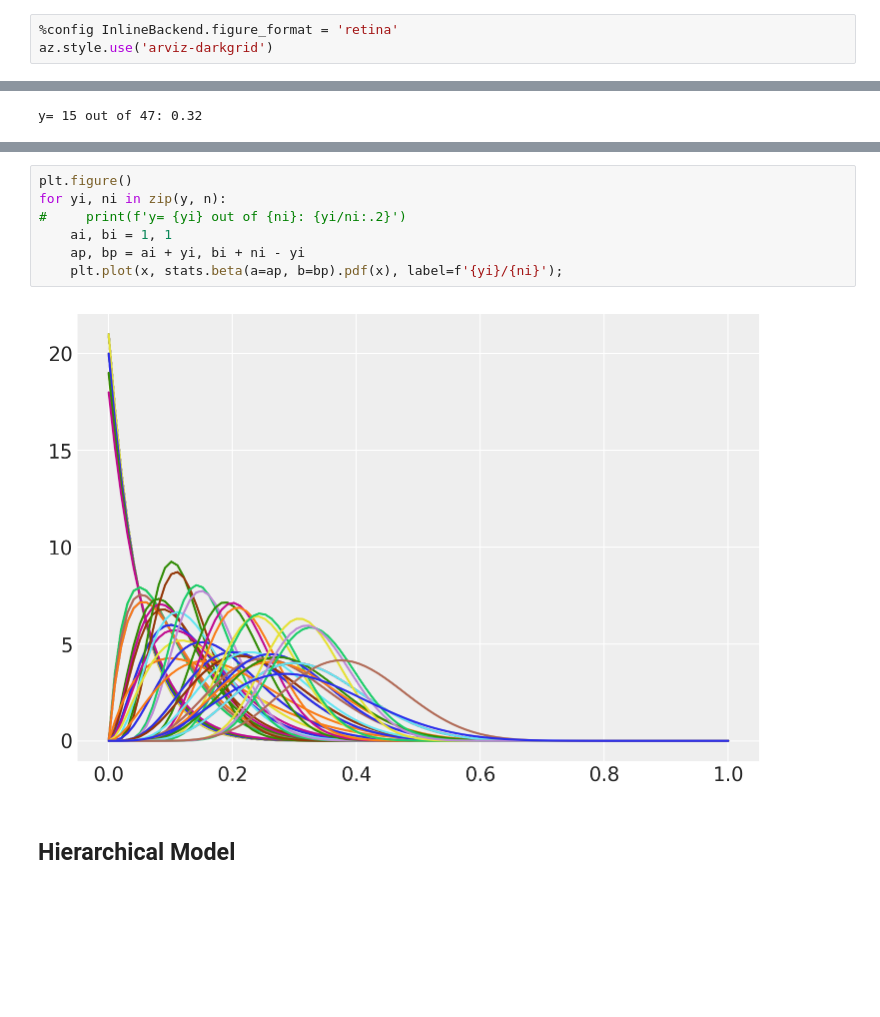
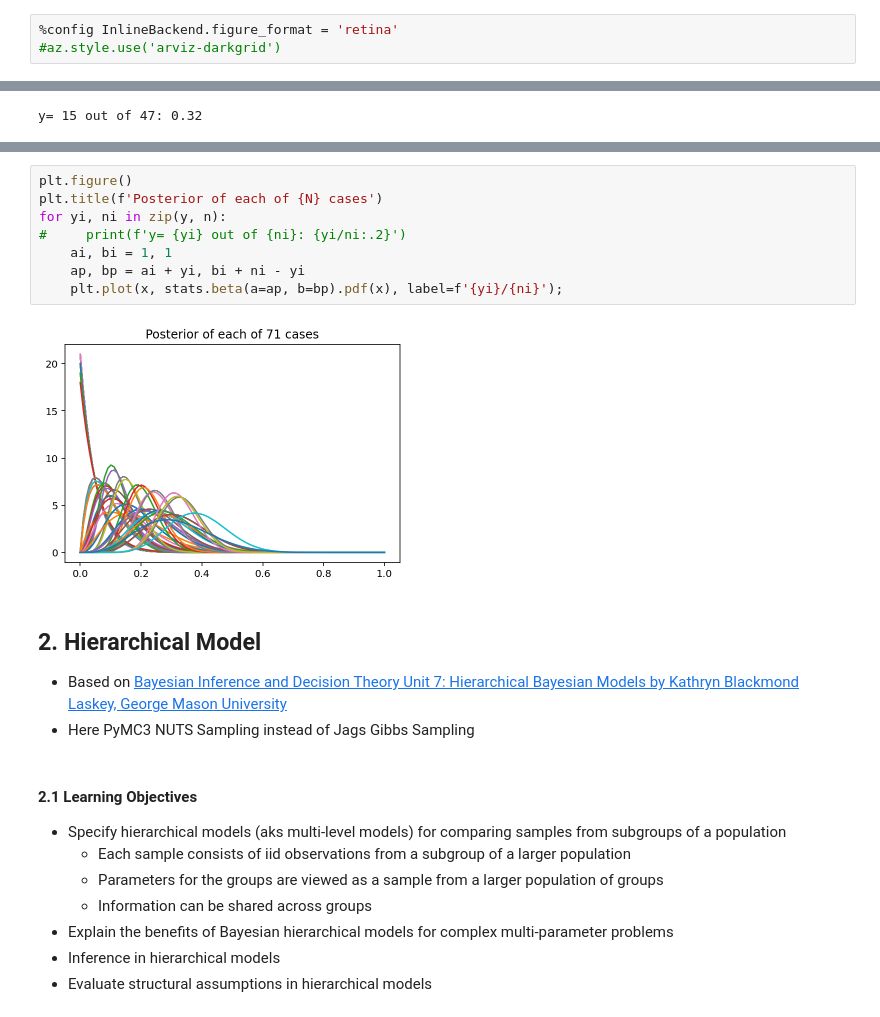
Before and after one commit to yongduek/lectures, a Jupyter notebook: esda/data_nbs/Hierarchical_Binomial_Rat_Tumor_example.ipynb, the cells around one changed output, grey strips where cells are left out. Cells and saved outputs as stored; diff of their text form; blank space fills up the shorter version.

```diff
--- a/esda/data_nbs/Hierarchical_Binomial_Rat_Tumor_example.ipynb
+++ b/esda/data_nbs/Hierarchical_Binomial_Rat_Tumor_example.ipynb
@@ -21,6 +22,6 @@ Running on PyMC3 v3.9.3
 # %%
 %config InlineBackend.figure_format = 'retina'
-az.style.use('arviz-darkgrid')
+#az.style.use('arviz-darkgrid')
 # %% [markdown]
 The rat tumour example found in chapter 5 of Bayesian Data Analysis 3rd Edition. Readers should already be familliar with the pymc3 api.
 # %% [markdown]
@@ -101,11 +102,24 @@ plt.legend();
 # %%
 plt.figure()
+plt.title(f'Posterior of each of {N} cases')
 for yi, ni in zip(y, n):
 #     print(f'y= {yi} out of {ni}: {yi/ni:.2}')
     ai, bi = 1, 1
     ap, bp = ai + yi, bi + ni - yi
     plt.plot(x, stats.beta(a=ap, b=bp).pdf(x), label=f'{yi}/{ni}');
 # %% [output]
-[figure, old version]
+[figure, new version]
-# %% [markdown]
-## Hierarchical Model
+# %% [markdown]
+## 2. Hierarchical Model
+
+- Based on [Bayesian Inference and Decision Theory Unit 7: Hierarchical Bayesian Models by Kathryn Blackmond Laskey, George Mason University](http://seor.vse.gmu.edu/~klaskey/SYST664/SYST664.html)
+- Here PyMC3 NUTS Sampling instead of Jags Gibbs Sampling
+# %% [markdown]
+#### 2.1 Learning Objectives
+- Specify hierarchical models (aks multi-level models) for comparing samples from subgroups of a population
+    - Each sample consists of iid observations from a subgroup of a larger population
+    - Parameters for the groups are viewed as a sample from a larger population of groups
+    - Information can be shared across groups
+- Explain the benefits of Bayesian hierarchical models for complex multi-parameter problems
+- Inference in hierarchical models
+- Evaluate structural assumptions in hierarchical models
```
Also changed, not shown: parts of 5 cells of this notebook.
